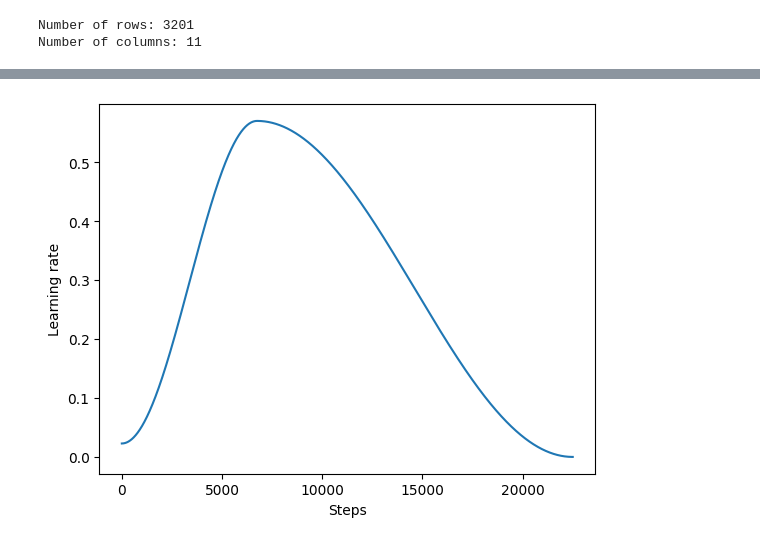
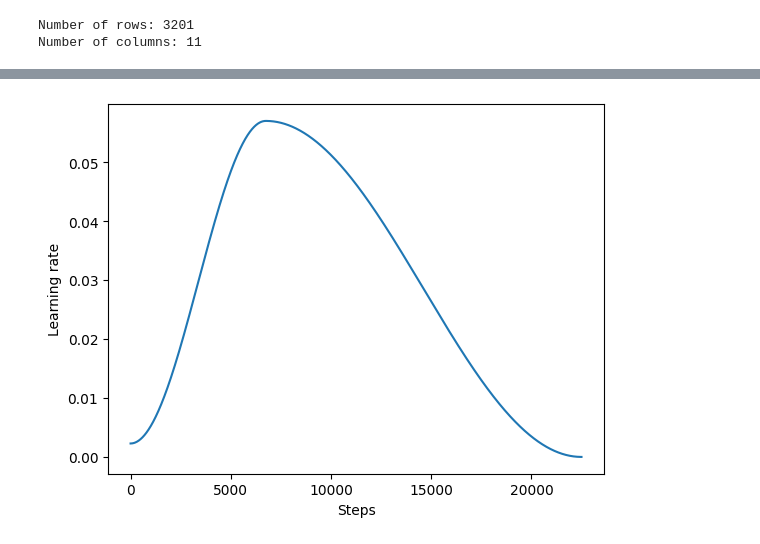
Before and after one commit to Mixim12/Loan_predictor, a Jupyter notebook: python_app/model.ipynb, the cells around one changed output, grey strips where cells are left out. Cells and saved outputs as stored; diff of their text form; code cells hidden in the pictures.

```diff
--- a/python_app/model.ipynb
+++ b/python_app/model.ipynb
@@ -129,33 +129,33 @@ Optimal LR: 0.057
 # %%
 import matplotlib.pyplot as plt
 model = Net(D_in=x_train.shape[1]).to(device)
 
 num_epochs = 300
-lr = 0.057
+lr = 0.0057
 batch_size = 43
 steps = []
 lrs = []
 
 train_dataset = CustomDataset(x_train.values, y_train.values)
 train_loader = DataLoader(train_dataset, batch_size=batch_size, shuffle=True)
 
 criterion = nn.BCELoss()
 optimizer = optim.Adam(model.parameters(), lr=lr)
 scheduler = OneCycleLR(optimizer, max_lr=lr*10, steps_per_epoch=len(train_loader), epochs=num_epochs, anneal_strategy='cos')
 
 for epoch in range(num_epochs):
     for batch in range(len(train_loader)):
         optimizer.step()
         scheduler.step()
         lrs.append(scheduler.get_last_lr()[0])
         steps.append(epoch * len(train_loader) + batch)
 
 plt.plot(steps, lrs, label='OneCycle')
 plt.xlabel('Steps')
 plt.ylabel('Learning rate')
 plt.show()
 # %% [output]
-[figure, old version]
+[figure, new version]
 # %%
 model = Net(D_in=x_train.shape[1]).to(device)
 
```
Also changed, not shown: parts of 8 cells of this notebook, 3 other files.
